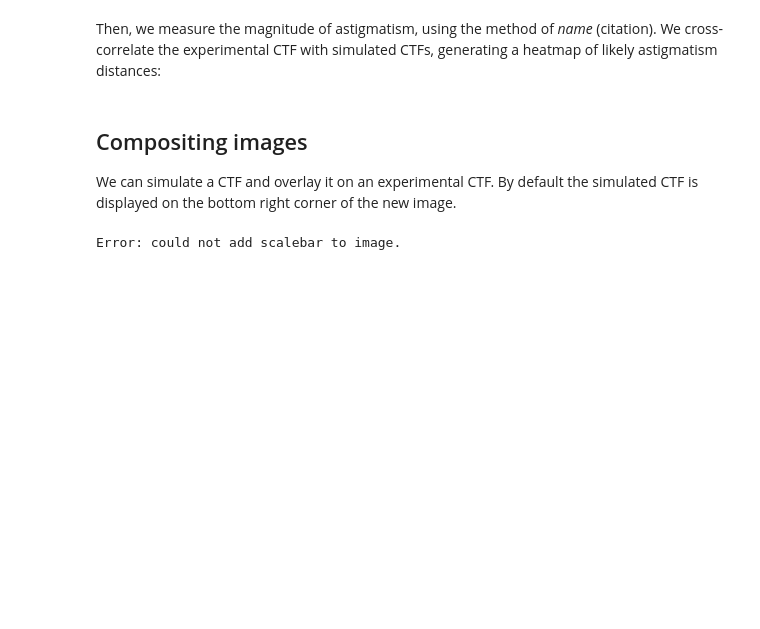
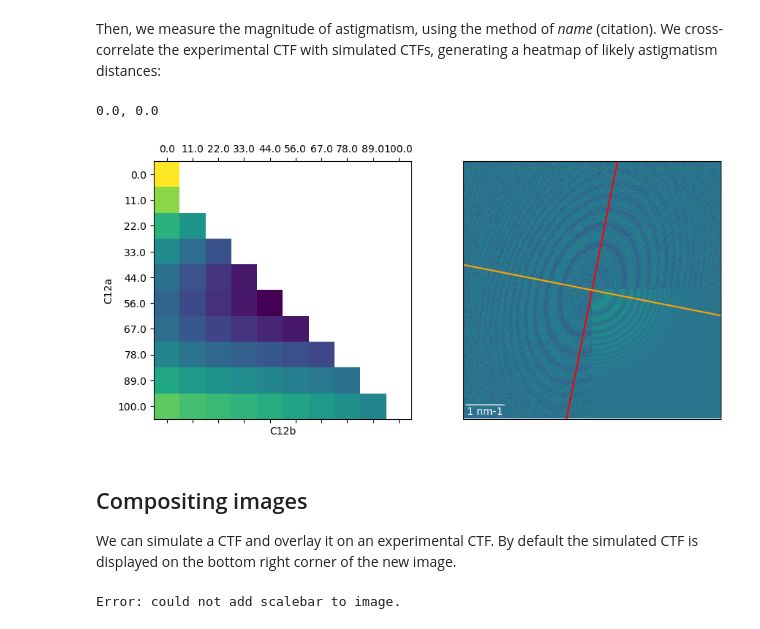
Before and after one commit to benweare/pyCTF, a Jupyter notebook: pyCTF_examples.ipynb, the cells around one changed output. Saved outputs shown, nothing was run; the diff lists cells and outputs as text; code cells hidden in the pictures; blank space fills up the shorter version.

```diff
--- a/pyCTF_examples.ipynb
+++ b/pyCTF_examples.ipynb
@@ -185,9 +197,12 @@ CTF.astig.plot_angles()
 # %% [markdown]
 Then, we measure the magnitude of astigmatism, using the method of *name* (citation). We cross-correlate the experimental CTF with simulated CTFs, generating a heatmap of likely astigmatism distances:
 # %%
-CTF.astig_magnitude( -1000,
-                     slices=20,
+CTF.astig_magnitude( -1000,# Initial guess at defocus.
+                     slices=10,
                      max_val=100 )
+# %% [output]
+0.0, 0.0
+[figure, added]
 # %% [markdown]
 ## Compositing images
 
```
Also changed, not shown: parts of 4 cells of this notebook, 1 other file.
